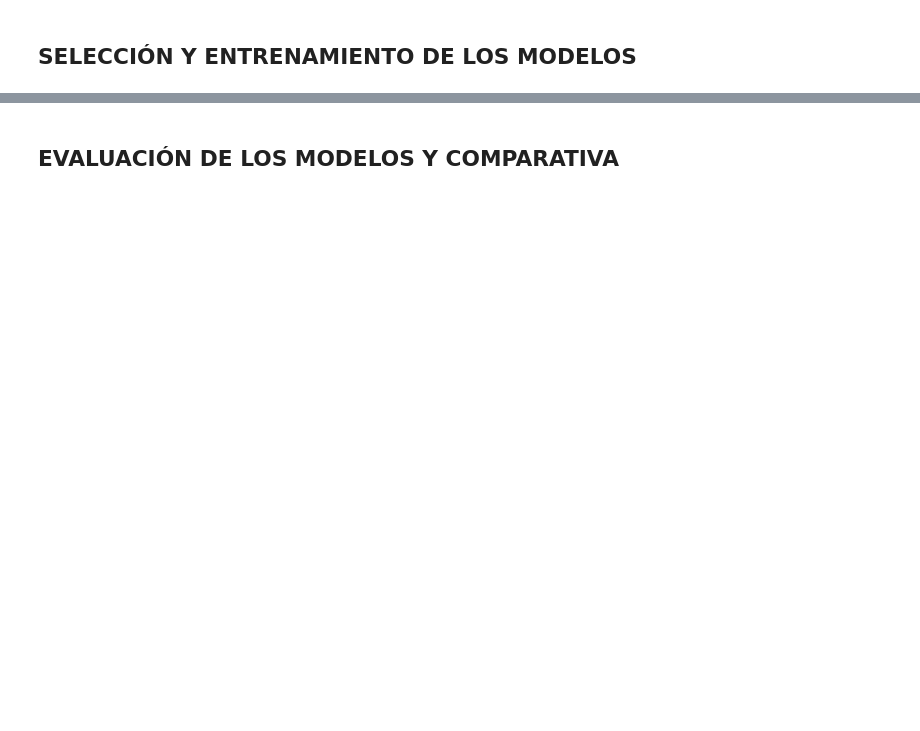
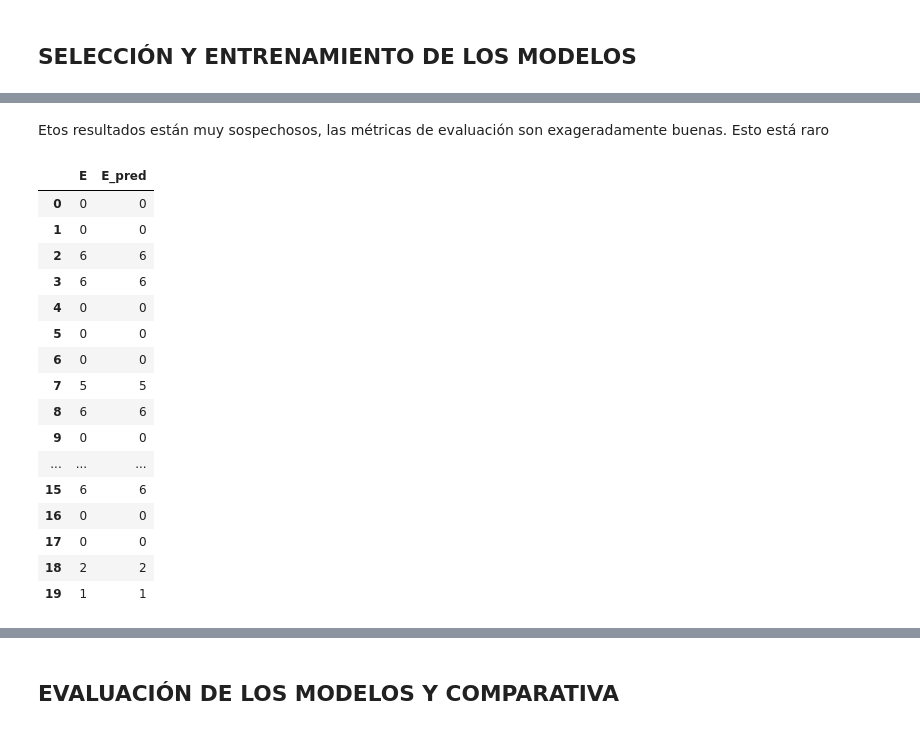
Before and after one commit to luialopezg/clasificaci-n-de-mensajes-de-odio, a Jupyter notebook: Actividad 3.ipynb, the cells around one changed output, grey strips where cells are left out. Saved outputs shown, nothing was run; the diff lists cells and outputs as text; code cells hidden in the pictures; blank space fills up the shorter version.

```diff
--- a/Actividad 3.ipynb
+++ b/Actividad 3.ipynb
@@ -311,0 +362,26 @@ Validación cruzada (accuracy) para Random Forest: 0.9944 (+/- 0.011200000000000
+# %% [markdown]
+Etos resultados están muy sospechosos, las métricas de evaluación son exageradamente buenas. Esto está raro
+# %%
+# unificar el conjunto y_test y y_pred en un DataFrame
+y_test_df = pd.DataFrame(y_test).reset_index(drop=True)
+y_pred_df = pd.DataFrame(y_pred, columns=['E_pred']).reset_index(drop=True)
+df_comparison = pd.concat([y_test_df, y_pred_df], axis=1)
+df_comparison.head(20)
+# %% [output]
+|  | E | E_pred |
+| 0 | 0 | 0 |
+| 1 | 0 | 0 |
+| 2 | 6 | 6 |
+| 3 | 6 | 6 |
+| 4 | 0 | 0 |
+| 5 | 0 | 0 |
+| 6 | 0 | 0 |
+| 7 | 5 | 5 |
+| 8 | 6 | 6 |
+| 9 | 0 | 0 |
+| ... | ... | ... |
+| 15 | 6 | 6 |
+| 16 | 0 | 0 |
+| 17 | 0 | 0 |
+| 18 | 2 | 2 |
+| 19 | 1 | 1 |
```
Also changed, not shown: parts of 19 cells of this notebook.
